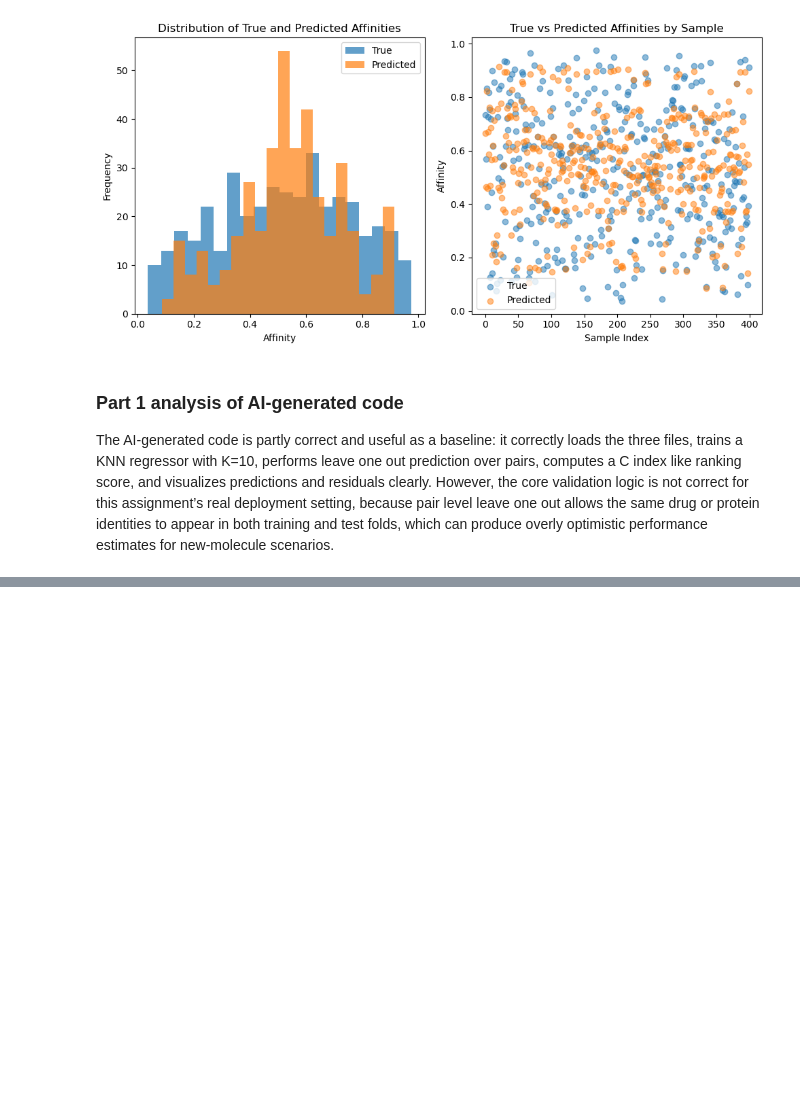
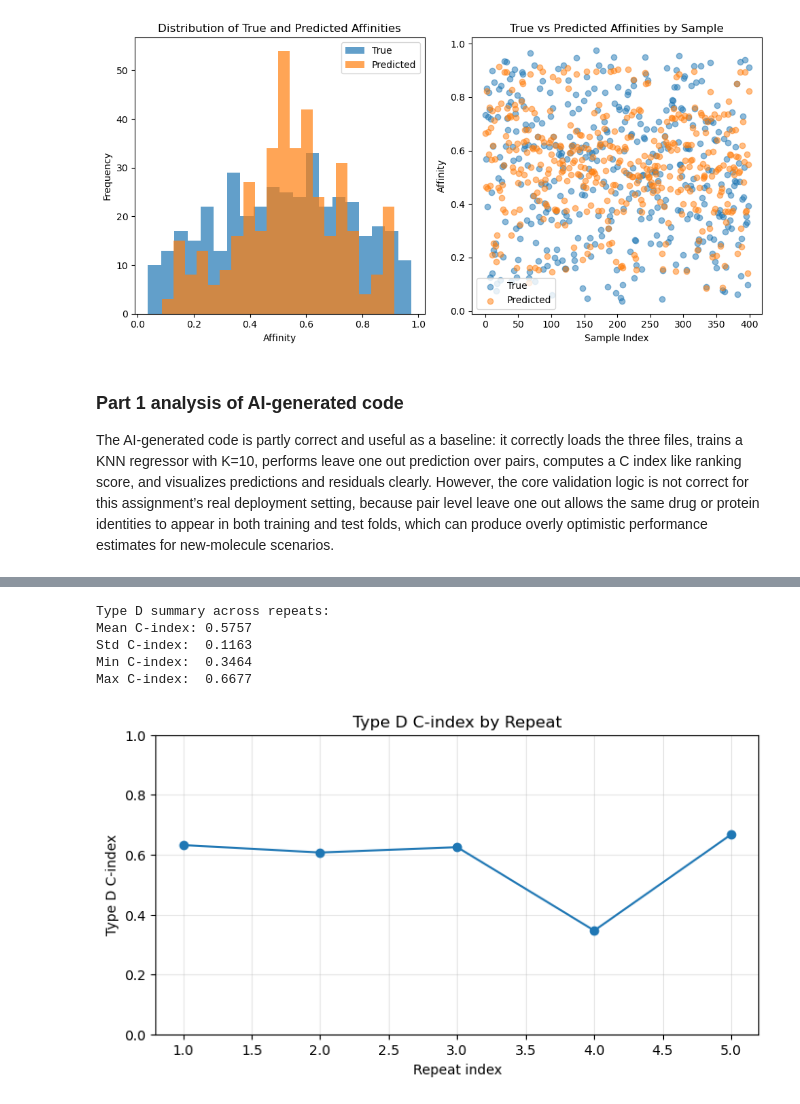
Before and after one commit to TalhaRizwan093/Evaluation-of-Machine-Learning-Methods, a Jupyter notebook: Asi3/EMLM_Exercise3_Talha_Rizwan.ipynb, the cells around one changed output, grey strips where cells are left out. Saved outputs shown, nothing was run; the diff lists cells and outputs as text; code cells hidden in the pictures; blank space fills up the shorter version.

```diff
--- a/Asi3/EMLM_Exercise3_Talha_Rizwan.ipynb
+++ b/Asi3/EMLM_Exercise3_Talha_Rizwan.ipynb
@@ -280,10 +281,16 @@ def c_index(y_true, y_pred):
 
     return concordant / permissible if permissible > 0 else 0.0
 # %%
-# Load and preprocess data
+# Load assignment data (.data files are whitespace-separated)
 def load_data(input_file, output_file, pairs_file):
-    X = pd.read_csv(input_file, header=None).values
-    y = pd.read_csv(output_file, header=None).values.ravel()
-    pairs_df = pd.read_csv(pairs_file, header=None, names=['protein_id', 'drug_id'])
+    X = pd.read_csv(input_file, header=None, sep=r"\s+").values
+    y = pd.read_csv(output_file, header=None, sep=r"\s+").values.ravel()
+    pairs_df = pd.read_csv(
+        pairs_file,
+        header=None,
+        names=['drug_id', 'protein_id'],
+        sep=r"\s+",
+        quotechar='"'
+    )
 
     return X, y, pairs_df
@@ -496,0 +528,23 @@ This AI-generated Part 2 implementation improves the core validation idea compar
+# %%
+# Additional summary for repeated Type D
+print('\nType D summary across repeats:')
+print(f"Mean C-index: {np.mean(type_d_scores):.4f}")
+print(f"Std C-index:  {np.std(type_d_scores):.4f}")
+print(f"Min C-index:  {np.min(type_d_scores):.4f}")
+print(f"Max C-index:  {np.max(type_d_scores):.4f}")
+
+plt.figure(figsize=(8, 4))
+plt.plot(range(1, len(type_d_scores) + 1), type_d_scores, marker='o')
+plt.xlabel('Repeat index')
+plt.ylabel('Type D C-index')
+plt.title('Type D C-index by Repeat')
+plt.ylim(0, 1)
+plt.grid(True, alpha=0.3)
+plt.show()
+# %% [output]
+Type D summary across repeats:
+Mean C-index: 0.5757
+Std C-index:  0.1163
+Min C-index:  0.3464
+Max C-index:  0.6677
+[figure, added]
```
Also changed, not shown: parts of 13 cells of this notebook, 15 other files.
